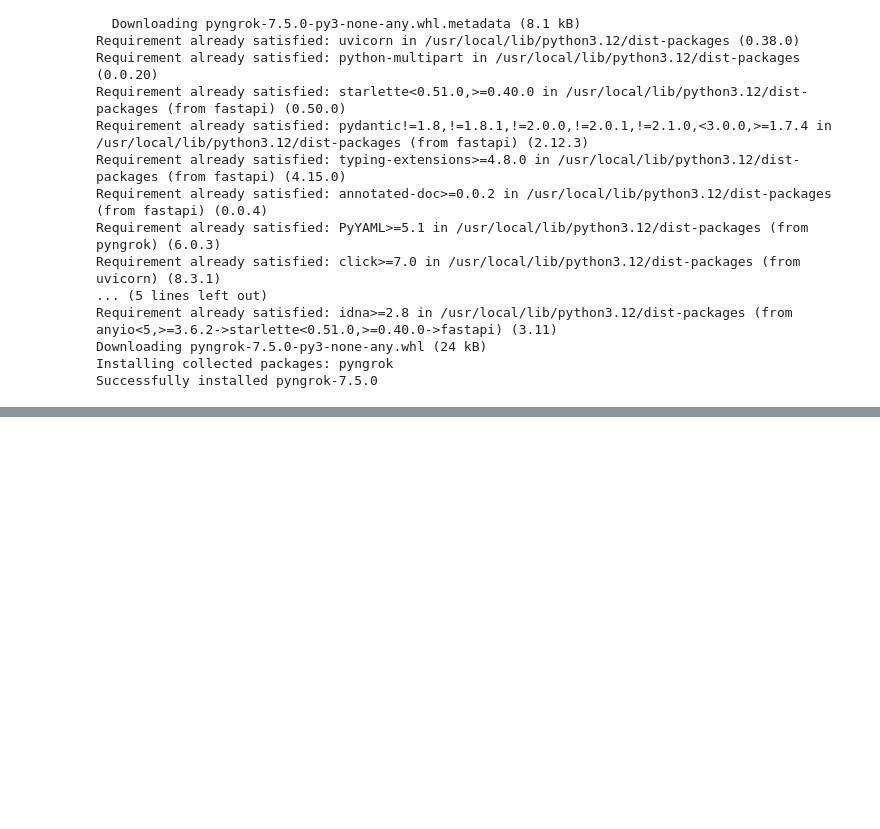
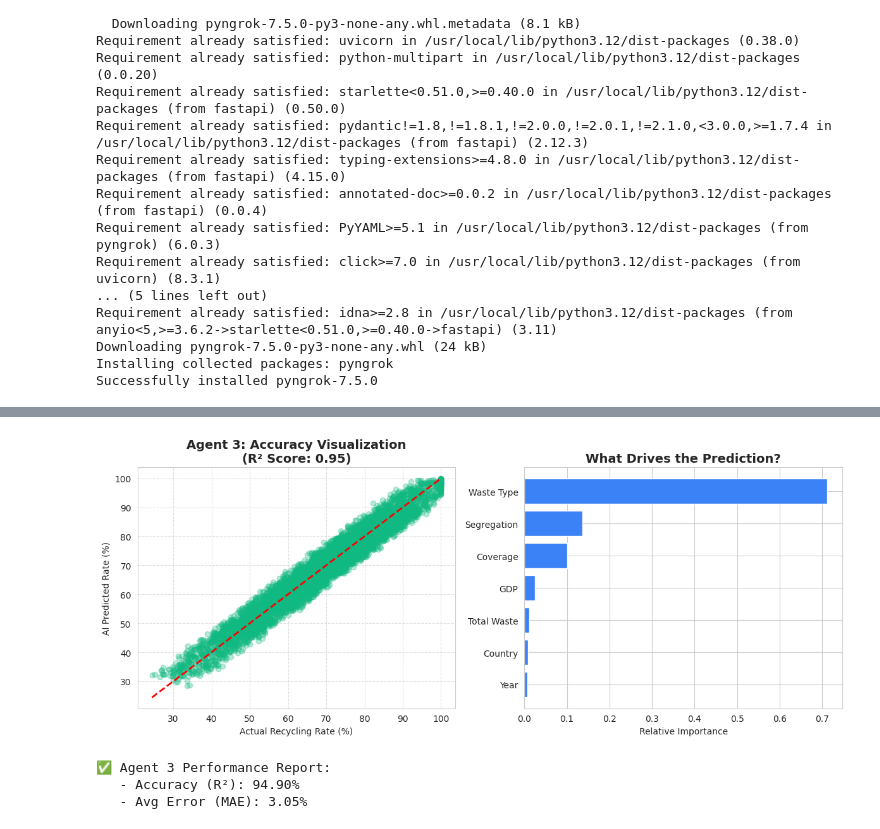
Before and after one commit to Rashmi-200/SmartWaste-AI, a Jupyter notebook: SmartWaste_AI.ipynb, the cells around one changed output, grey strips where cells are left out. Saved outputs shown, nothing was run; the diff lists cells and outputs as text; code cells hidden in the pictures; blank space fills up the shorter version.

```diff
--- a/SmartWaste_AI.ipynb
+++ b/SmartWaste_AI.ipynb
@@ -994,0 +1145,47 @@ def get_recycling_mentor_data(item_name):
+# %%
+import matplotlib.pyplot as plt
+import seaborn as sns
+from sklearn.metrics import r2_score, mean_absolute_error
+import numpy as np
+import joblib
+
+# 1. Load the model and data (Ensuring they are in memory)
+# We use the test data from your previous training split
+y_pred = model.predict(X_test)
+r2 = r2_score(y_test, y_pred)
+mae = mean_absolute_error(y_test, y_pred)
+
+# 2. Visualizing Accuracy: Actual vs Predicted
+plt.figure(figsize=(12, 5))
+
+# Plot A: Regression Line Plot
+plt.subplot(1, 2, 1)
+plt.scatter(y_test, y_pred, alpha=0.3, color='#10b981')
+plt.plot([y_test.min(), y_test.max()], [y_test.min(), y_test.max()], '--r', linewidth=2)
+plt.title(f'Agent 3: Accuracy Visualization\n(R² Score: {r2:.2f})', fontsize=14, fontweight='bold')
+plt.xlabel('Actual Recycling Rate (%)')
+plt.ylabel('AI Predicted Rate (%)')
+plt.grid(True, linestyle='--', alpha=0.6)
+
+# Plot B: Feature Importance (What influences the prediction?)
+plt.subplot(1, 2, 2)
+importances = model.feature_importances_
+features = ['Country', 'Year', 'Waste Type', 'Total Waste', 'Coverage', 'Segregation', 'GDP']
+indices = np.argsort(importances)
+
+plt.title('What Drives the Prediction?', fontsize=14, fontweight='bold')
+plt.barh(range(len(indices)), importances[indices], color='#3b82f6', align='center')
+plt.yticks(range(len(indices)), [features[i] for i in indices])
+plt.xlabel('Relative Importance')
+
+plt.tight_layout()
+plt.show()
+
+print(f"✅ Agent 3 Performance Report:")
+print(f"   - Accuracy (R²): {r2*100:.2f}%")
+print(f"   - Avg Error (MAE): {mae:.2f}%")
+# %% [output]
+[figure, added]
+✅ Agent 3 Performance Report:
+   - Accuracy (R²): 94.90%
+   - Avg Error (MAE): 3.05%
```
Also changed, not shown: parts of 6 cells of this notebook.
